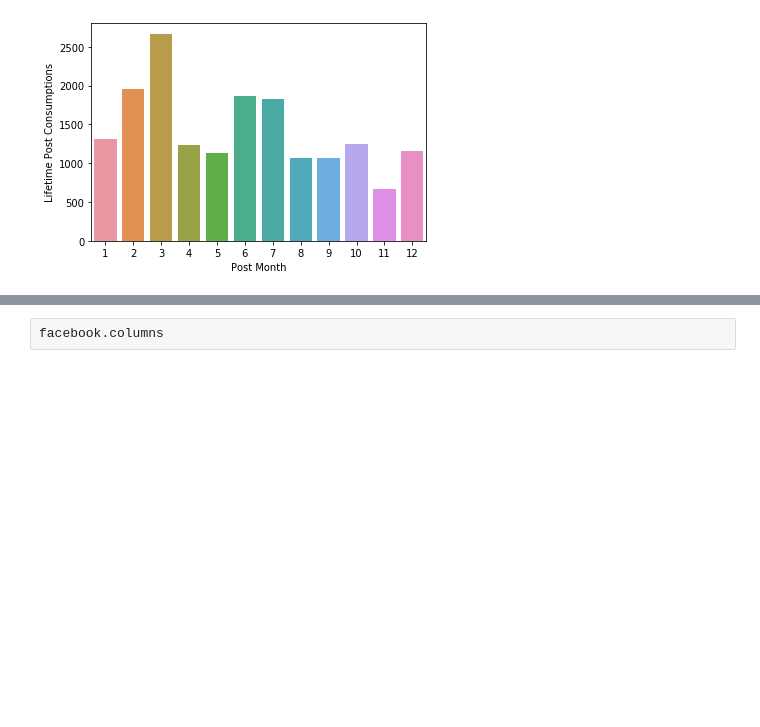
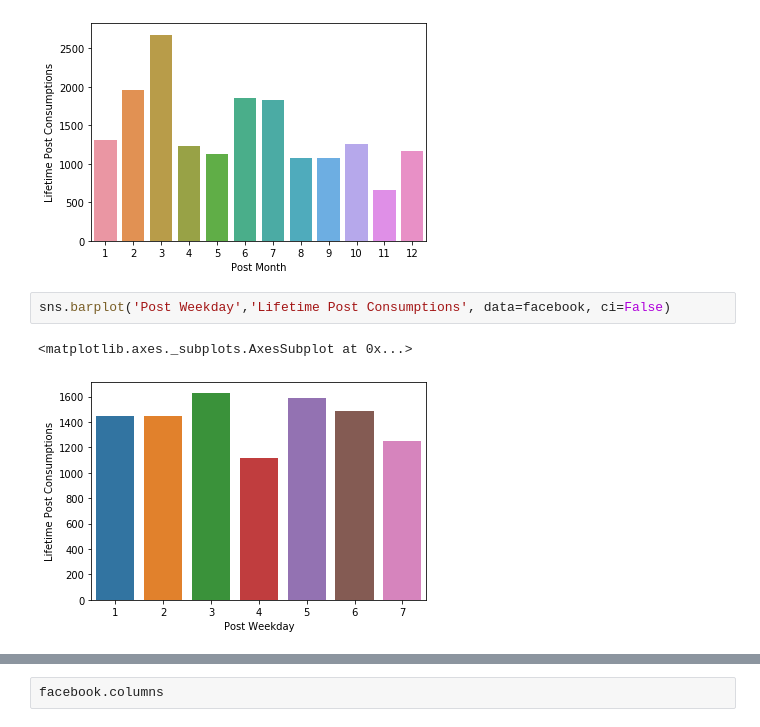
Before and after one commit to khwajajalal/INTRO-TO-DATA-ANALYSIS, a Jupyter notebook: facebook.ipynb, the cells around one changed output, grey strips where cells are left out. Drawn from its saved outputs; the diff is of its cells as text; blank space fills up the shorter version.

```diff
--- a/facebook.ipynb
+++ b/facebook.ipynb
@@ -105,3 +130,8 @@ sns.barplot('Post Month','Lifetime Post Consumptions', data=facebook, ci=False)
 # %% [output]
 <matplotlib.axes._subplots.AxesSubplot at 0x...>
 [figure]
+# %%
+sns.barplot('Post Weekday','Lifetime Post Consumptions', data=facebook, ci=False)
+# %% [output]
+<matplotlib.axes._subplots.AxesSubplot at 0x...>
+[figure, added]
```
Also changed, not shown: parts of 5 cells of this notebook.
